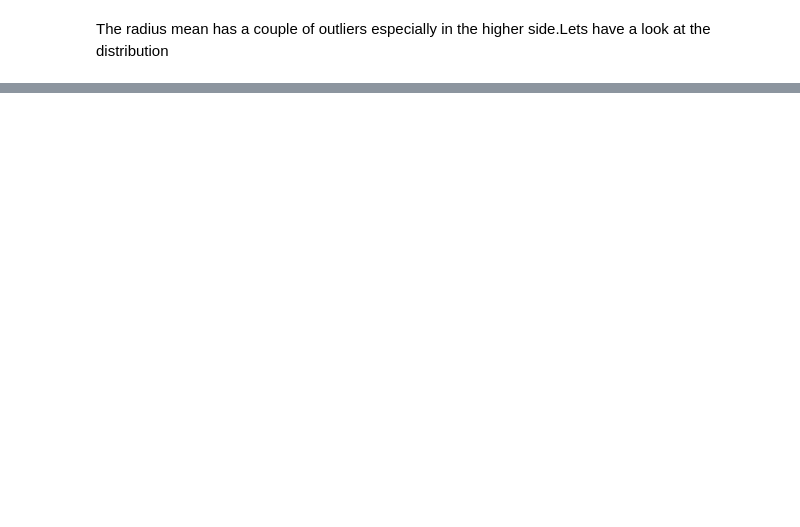
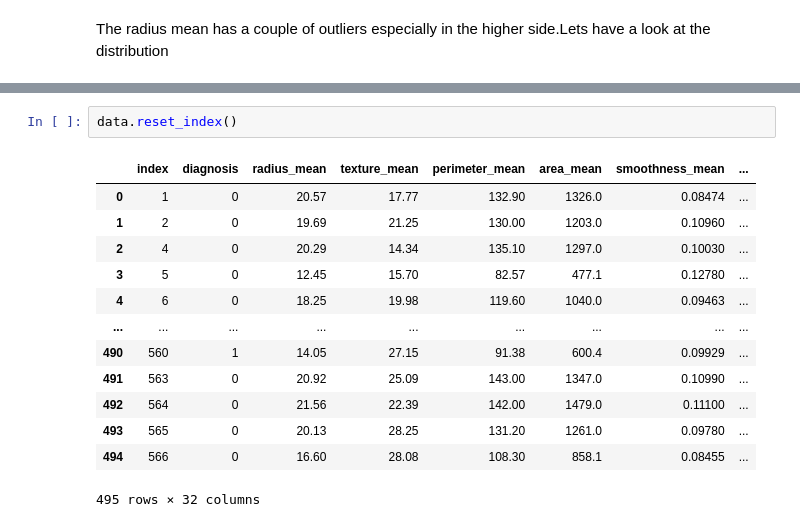
Before and after one commit to Blvisse/Breast-Cancer-Causality, a Jupyter notebook: notebooks/EDA.ipynb, the cells around one changed output, grey strips where cells are left out. Drawn from its saved outputs; the diff is of its cells as text; blank space fills up the shorter version.

```diff
--- a/notebooks/EDA.ipynb
+++ b/notebooks/EDA.ipynb
@@ -317,0 +471,16 @@ plt.xticks(rotation=90)
+# %%
+data.reset_index()
+# %% [output]
+|  | index | diagnosis | radius_mean | texture_mean | perimeter_mean | area_mean | smoothness_mean | ... |
+| 0 | 1 | 0 | 20.57 | 17.77 | 132.90 | 1326.0 | 0.08474 | ... |
+| 1 | 2 | 0 | 19.69 | 21.25 | 130.00 | 1203.0 | 0.10960 | ... |
+| 2 | 4 | 0 | 20.29 | 14.34 | 135.10 | 1297.0 | 0.10030 | ... |
+| 3 | 5 | 0 | 12.45 | 15.70 | 82.57 | 477.1 | 0.12780 | ... |
+| 4 | 6 | 0 | 18.25 | 19.98 | 119.60 | 1040.0 | 0.09463 | ... |
+| ... | ... | ... | ... | ... | ... | ... | ... | ... |
+| 490 | 560 | 1 | 14.05 | 27.15 | 91.38 | 600.4 | 0.09929 | ... |
+| 491 | 563 | 0 | 20.92 | 25.09 | 143.00 | 1347.0 | 0.10990 | ... |
+| 492 | 564 | 0 | 21.56 | 22.39 | 142.00 | 1479.0 | 0.11100 | ... |
+| 493 | 565 | 0 | 20.13 | 28.25 | 131.20 | 1261.0 | 0.09780 | ... |
+| 494 | 566 | 0 | 16.60 | 28.08 | 108.30 | 858.1 | 0.08455 | ... |
+495 rows × 32 columns
```
Also changed, not shown: parts of 62 cells of this notebook, 4 other files.
